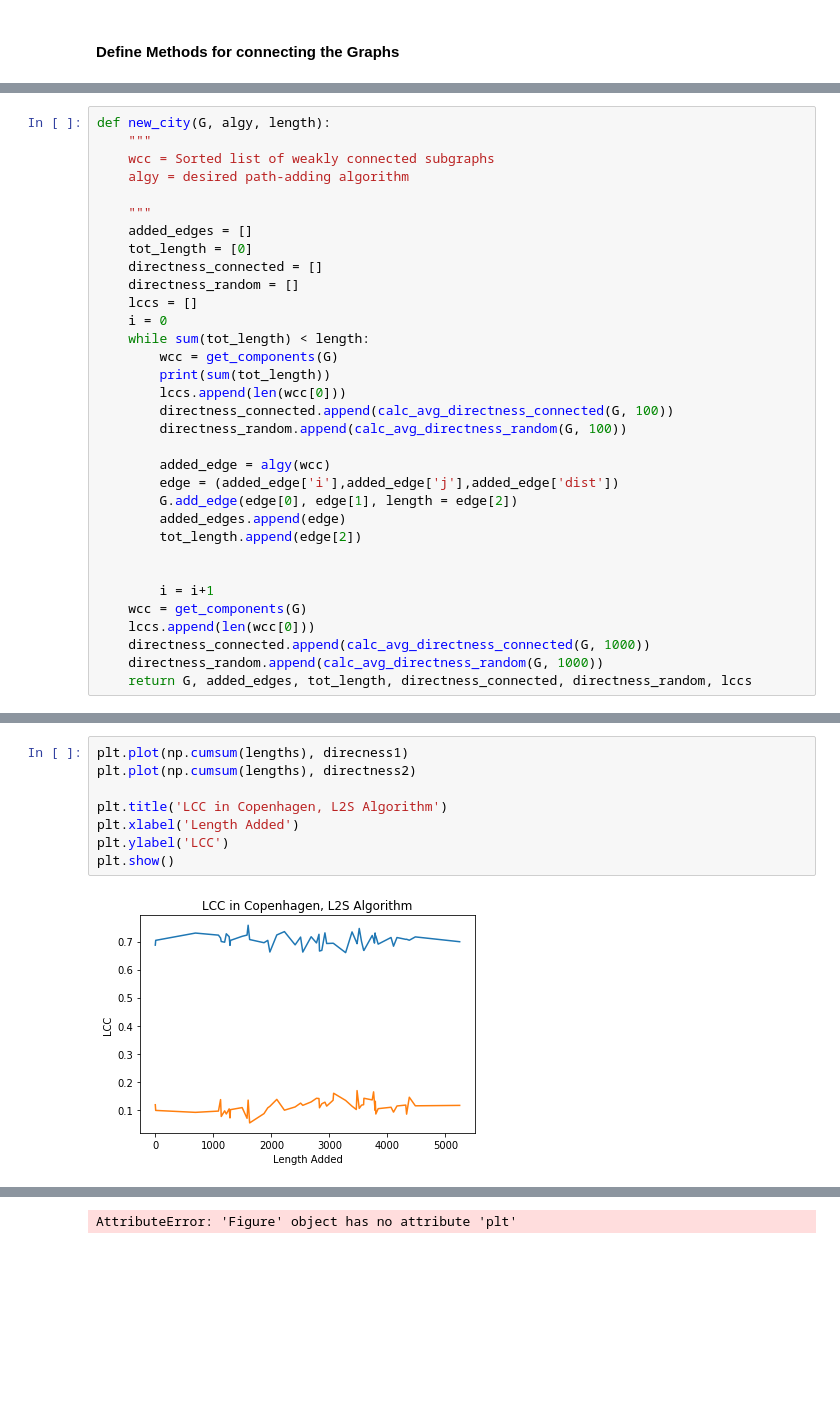
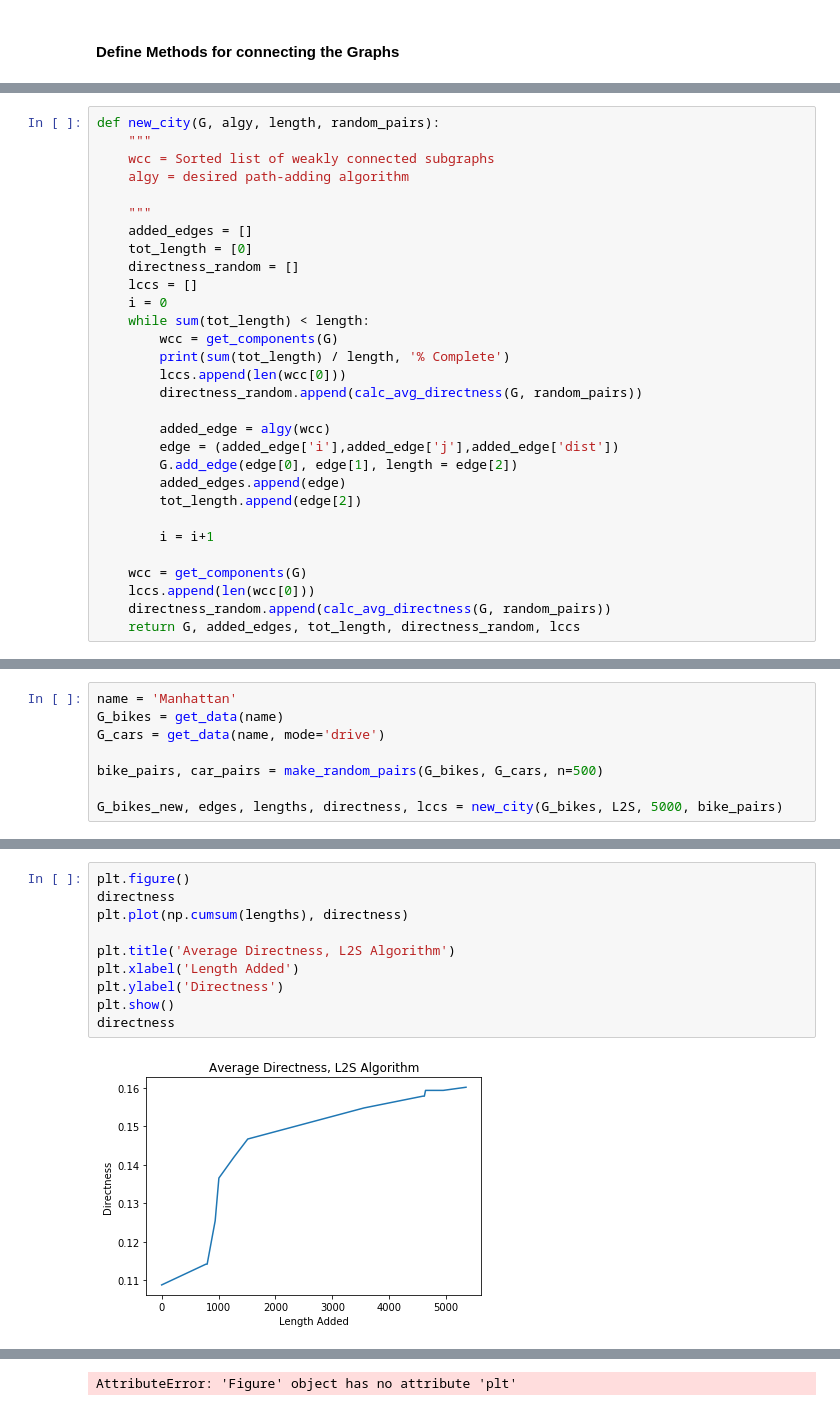
Before and after one commit to jzerez/BikeNetworks, a Jupyter notebook: code/Final Notebook_Nate_Jon.ipynb, the cells around one changed output, grey strips where cells are left out. Saved outputs shown, nothing was run; the diff lists cells and outputs as text; blank space fills up the shorter version.

```diff
--- a/code/Final Notebook_Nate_Jon.ipynb
+++ b/code/Final Notebook_Nate_Jon.ipynb
@@ -244,7 +241,7 @@ def Closest(wcc):
                             closest_pair['dist'] = dist
     return closest_pair
 # %%
-def new_city(G, algy, length):
+def new_city(G, algy, length, random_pairs):
     """
     wcc = Sorted list of weakly connected subgraphs
     algy = desired path-adding algorithm
@@ -252,16 +249,14 @@ def new_city(G, algy, length):
     """
     added_edges = []
     tot_length = [0]
-    directness_connected = []
     directness_random = []
     lccs = []
     i = 0
     while sum(tot_length) < length:
         wcc = get_components(G)
-        print(sum(tot_length))
+        print(sum(tot_length) / length, '% Complete')
         lccs.append(len(wcc[0]))
-        directness_connected.append(calc_avg_directness_connected(G, 100))
-        directness_random.append(calc_avg_directness_random(G, 100))
+        directness_random.append(calc_avg_directness(G, random_pairs))
 
         added_edge = algy(wcc)
         edge = (added_edge['i'],added_edge['j'],added_edge['dist'])
@@ -269,10 +264,9 @@ def new_city(G, algy, length):
         added_edges.append(edge)
         tot_length.append(edge[2])
 
+        i = i+1
 
-        i = i+1
     wcc = get_components(G)
     lccs.append(len(wcc[0]))
-    directness_connected.append(calc_avg_directness_connected(G, 1000))
-    directness_random.append(calc_avg_directness_random(G, 1000))
-    return G, added_edges, tot_length, directness_connected, directness_random, lccs
+    directness_random.append(calc_avg_directness(G, random_pairs))
+    return G, added_edges, tot_length, directness_random, lccs
@@ -303,0 +273,8 @@ largest to second:
+# %%
+name = 'Manhattan'
+G_bikes = get_data(name)
+G_cars = get_data(name, mode='drive')
+
+bike_pairs, car_pairs = make_random_pairs(G_bikes, G_cars, n=500)
+
+G_bikes_new, edges, lengths, directness, lccs = new_city(G_bikes, L2S, 5000, bike_pairs)
@@ -313,10 +307,12 @@ plt.show()
 # %%
-plt.plot(np.cumsum(lengths), direcness1)
-plt.plot(np.cumsum(lengths), directness2)
+plt.figure()
+directness
+plt.plot(np.cumsum(lengths), directness)
 
-plt.title('LCC in Copenhagen, L2S Algorithm')
+plt.title('Average Directness, L2S Algorithm')
 plt.xlabel('Length Added')
-plt.ylabel('LCC')
+plt.ylabel('Directness')
 plt.show()
+directness
 # %% [output]
-[figure, old version]
+[figure, new version]
```
Also changed, not shown: parts of 10 cells of this notebook.
